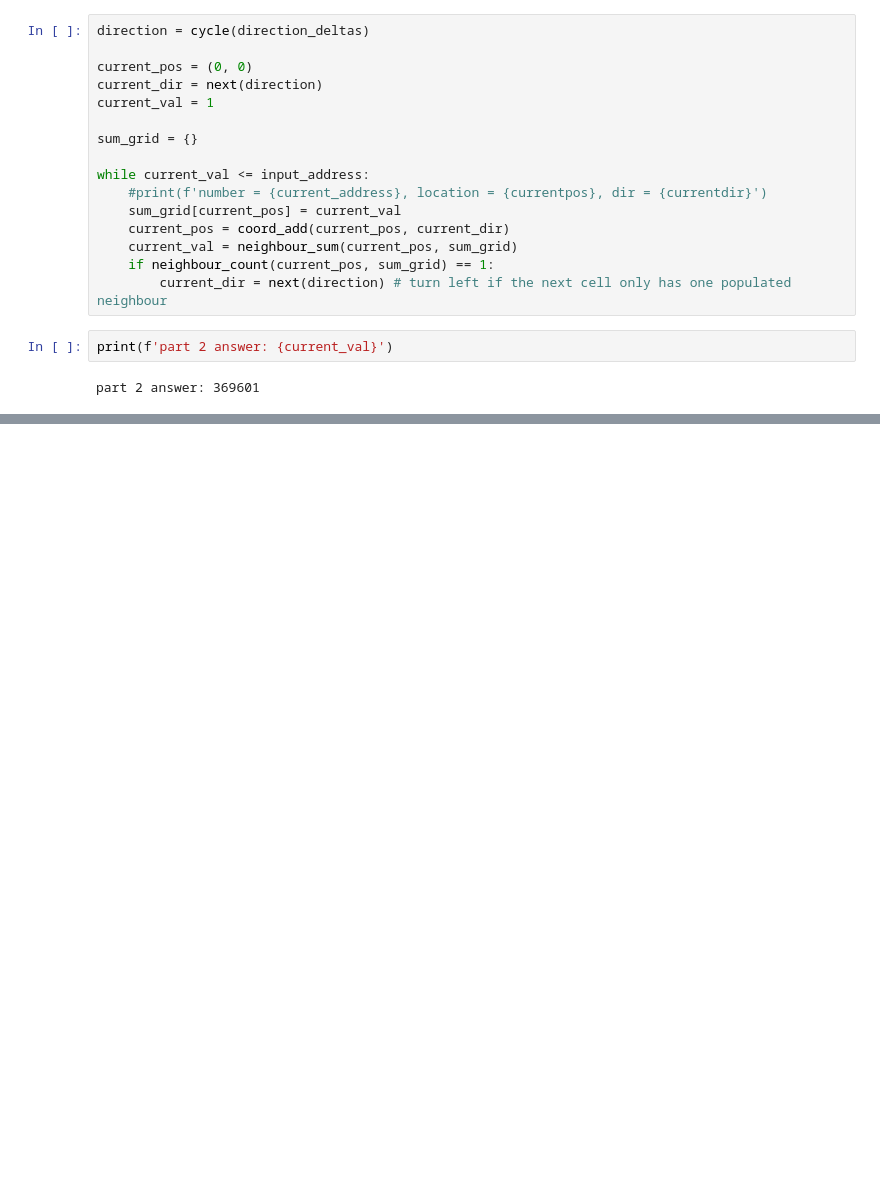
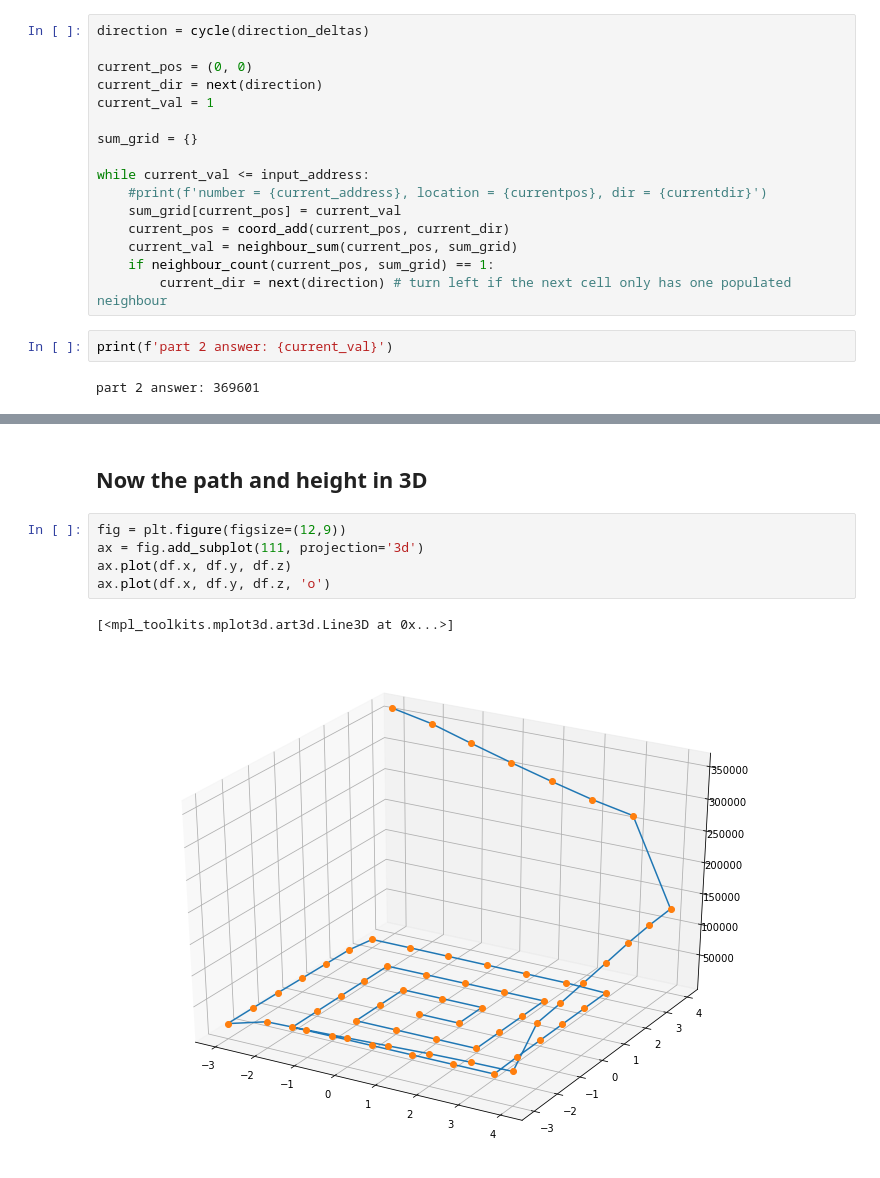
Before and after one commit to MarkNOakden/AdventOfCode, a Jupyter notebook: 17/03/day03.ipynb, the cells around one changed output, grey strips where cells are left out. Drawn from its saved outputs; the diff is of its cells as text; blank space fills up the shorter version.

```diff
--- a/17/03/day03.ipynb
+++ b/17/03/day03.ipynb
@@ -68,0 +98,10 @@ part 2 answer: 369601
+# %% [markdown]
+## Now the path and height in 3D
+# %%
+fig = plt.figure(figsize=(12,9))
+ax = fig.add_subplot(111, projection='3d')
+ax.plot(df.x, df.y, df.z)
+ax.plot(df.x, df.y, df.z, 'o')
+# %% [output]
+[<mpl_toolkits.mplot3d.art3d.Line3D at 0x...>]
+[figure, added]
```
Also changed, not shown: parts of 8 cells of this notebook.
